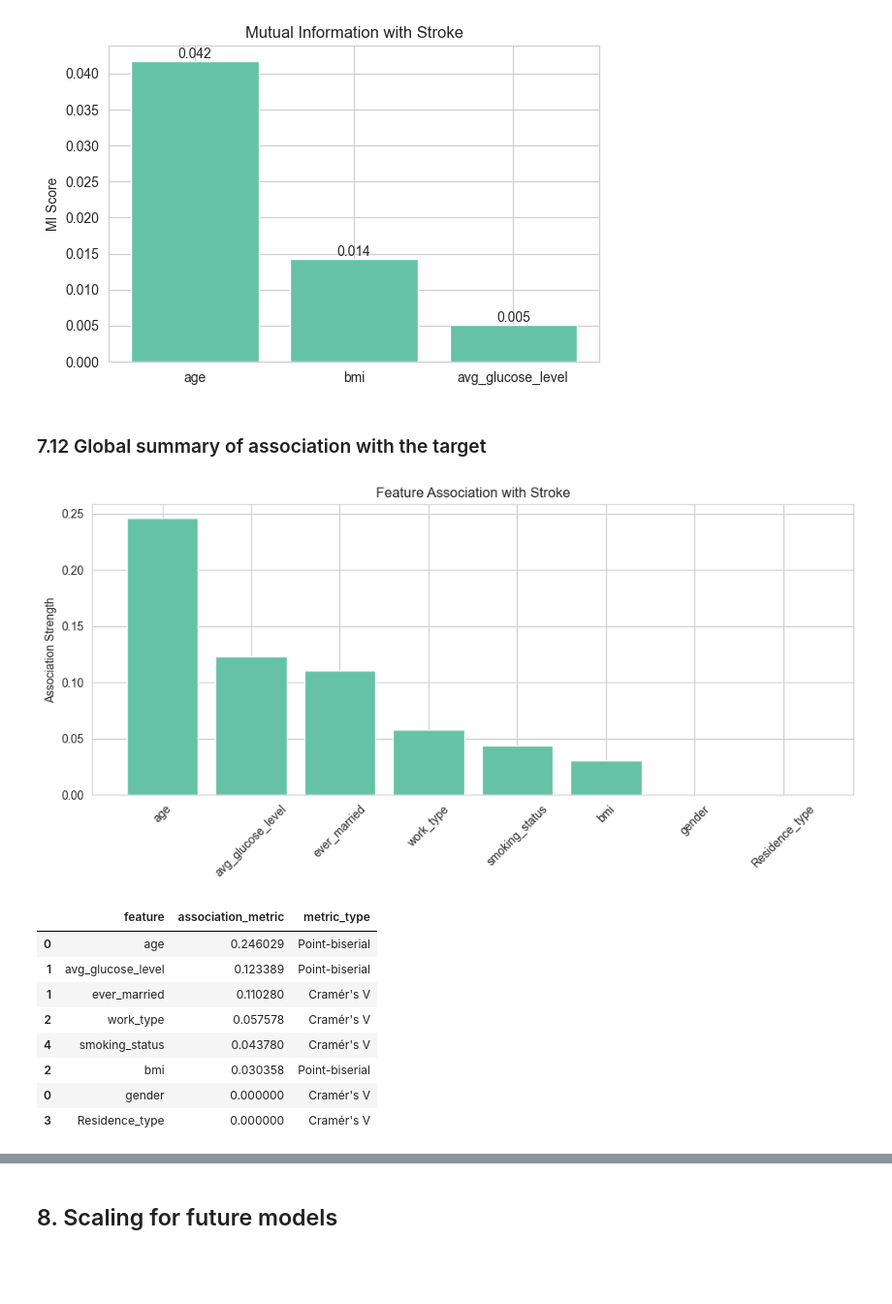
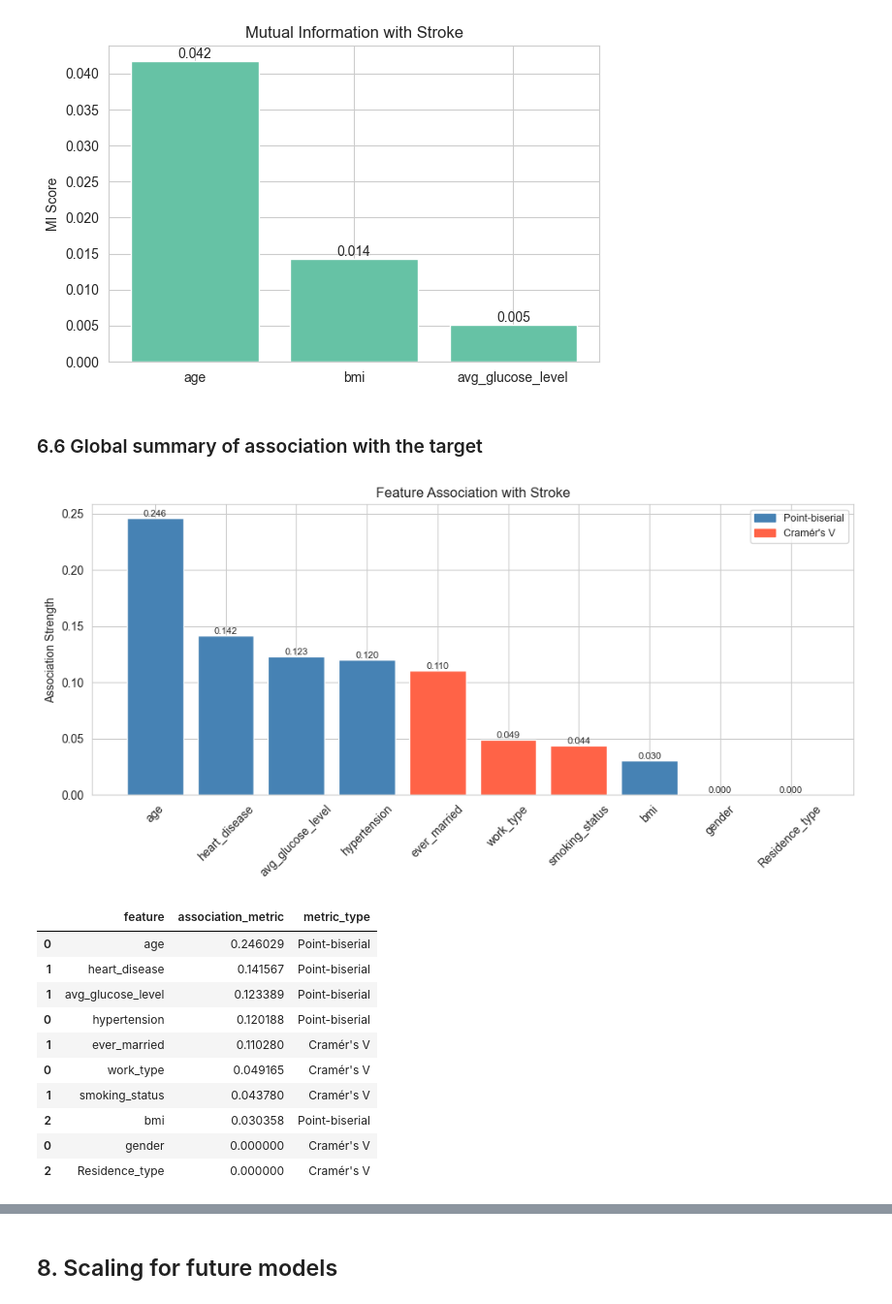
Before and after one commit to Gabriela-Sol/ML, a Jupyter notebook: notebooks/01_data_processing_.ipynb, the cells around one changed output, grey strips where cells are left out. Shown at 97% size. Drawn from its saved outputs; the diff is of its cells as text; code cells hidden in the pictures; blank space fills up the shorter version.

```diff
--- a/notebooks/01_data_processing_.ipynb
+++ b/notebooks/01_data_processing_.ipynb
@@ -1556,20 +1177,0 @@ display(corr_df)
-# %%
-plt.figure(figsize=(6, 4))
-
-bars = plt.bar(corr_df["feature"], corr_df["correlation"])
-
-plt.title("Numerical Features vs Stroke (Correlation)")
-plt.ylabel("Correlation")
-plt.axhline(0)
-
-for bar, val in zip(bars, corr_df["correlation"]):
-    plt.text(
-        bar.get_x() + bar.get_width() / 2,
-        bar.get_height(),
-        f"{val:.3f}",
-        ha="center",
-        va="bottom"
-    )
-
-plt.tight_layout()
-plt.show()
@@ -1662,38 +1262,68 @@ plt.show()
 # %% [output]
 [figure]
 # %% [markdown]
-### 7.12 Global summary of association with the target
+### 6.6 Global summary of association with the target
 # %%
-num_summary = num_target_df[["feature", "point_biserial_corr"]].copy()
-num_summary["association_metric"] = num_summary["point_biserial_corr"].abs()
-num_summary["metric_type"] = "Point-biserial"
+from scipy.stats import pointbiserialr
 
-cat_summary = cat_target_df[["feature", "cramers_v"]].copy()
-cat_summary = cat_summary.rename(columns={"cramers_v": "association_metric"})
-cat_summary["metric_type"] = "Cramér's V"
+# Point-biserial para numéricas
+num_results = []
+for col in num_cols:
+    r, p = pointbiserialr(train_df["stroke"], train_df[col])
+    num_results.append({"feature": col, "association_metric": abs(r), "metric_type": "Point-biserial"})
+
+# Point-biserial para binarias (ya numéricas)
+bin_results = []
+for col in bin_cols_analysis:
+    r, p = pointbiserialr(train_df["stroke"], train_df[col])
+    bin_results.append({"feature": col, "association_metric": abs(r), "metric_type": "Point-biserial"})
+
+# Cramér's V para binarias string (gender, ever_married, Residence_type)
+str_bin_results = []
+for col in str_bin_cols:
+    cv = cramers_v(train_df[col], train_df["stroke"])
+    str_bin_results.append({"feature": col, "association_metric": cv, "metric_type": "Cramér's V"})
+
+# Cramér's V para categóricas (ya calculado en cat_target_df)
+cat_results = cat_target_df[["feature", "cramers_v"]].copy()
+cat_results = cat_results.rename(columns={"cramers_v": "association_metric"})
+cat_results["metric_type"] = "Cramér's V"
 
 global_summary = pd.concat([
-    num_summary[["feature", "association_metric", "metric_type"]],
-    cat_summary[["feature", "association_metric", "metric_type"]]
+    pd.DataFrame(num_results),
+    pd.DataFrame(bin_results),
+    pd.DataFrame(str_bin_results),
+    cat_results[["feature", "association_metric", "metric_type"]]
 ], axis=0).sort_values(by="association_metric", ascending=False)
 
 plt.figure(figsize=(10, 5))
-bars = plt.bar(global_summary["feature"], global_summary["association_metric"])
+colors = ["steelblue" if m == "Point-biserial" else "tomato"
+          for m in global_summary["metric_type"]]
+bars = plt.bar(global_summary["feature"], global_summary["association_metric"], color=colors)
 plt.title("Feature Association with Stroke")
 plt.ylabel("Association Strength")
 plt.xticks(rotation=45)
+for bar, val in zip(bars, global_summary["association_metric"]):
+    plt.text(bar.get_x() + bar.get_width() / 2, bar.get_height(),
+             f"{val:.3f}", ha="center", va="bottom", fontsize=8)
+plt.legend(handles=[
+    plt.Rectangle((0,0),1,1, color="steelblue", label="Point-biserial"),
+    plt.Rectangle((0,0),1,1, color="tomato", label="Cramér's V")
+], fontsize=9)
 plt.tight_layout()
 plt.show()
 
 display(global_summary)
 # %% [output]
-[figure, old version]
+[figure, new version]
 |  | feature | association_metric | metric_type |
 | 0 | age | 0.246029 | Point-biserial |
+| 1 | heart_disease | 0.141567 | Point-biserial |
 | 1 | avg_glucose_level | 0.123389 | Point-biserial |
+| 0 | hypertension | 0.120188 | Point-biserial |
 | 1 | ever_married | 0.110280 | Cramér's V |
-| 2 | work_type | 0.057578 | Cramér's V |
-| 4 | smoking_status | 0.043780 | Cramér's V |
+| 0 | work_type | 0.049165 | Cramér's V |
+| 1 | smoking_status | 0.043780 | Cramér's V |
 | 2 | bmi | 0.030358 | Point-biserial |
 | 0 | gender | 0.000000 | Cramér's V |
-| 3 | Residence_type | 0.000000 | Cramér's V |
+| 2 | Residence_type | 0.000000 | Cramér's V |
```
Also changed, not shown: parts of 55 cells of this notebook, 1 other file.
